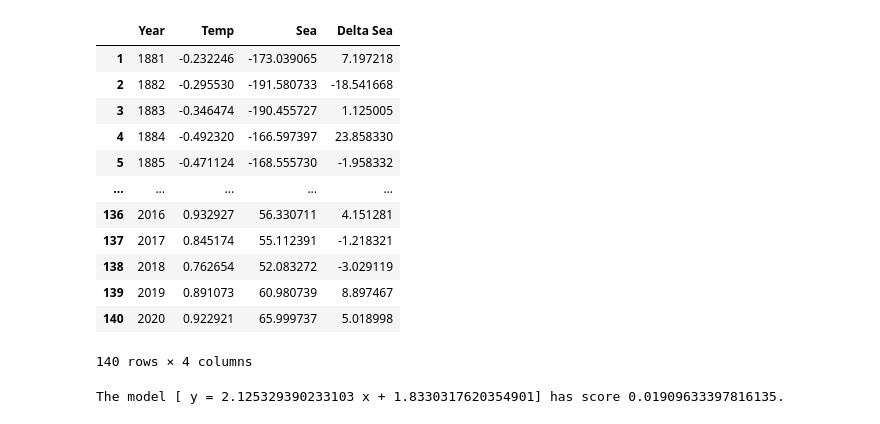
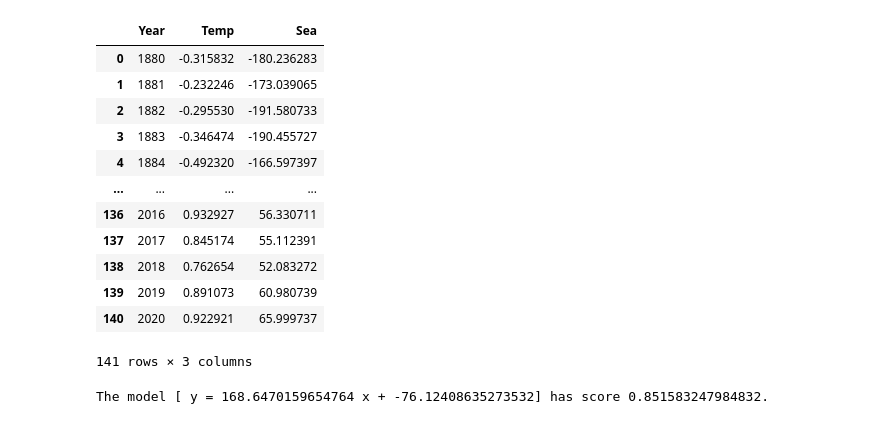
Before and after one commit to MaxCpt/COMP3041, a Jupyter notebook: model/Temp_vs_Sea.ipynb, the cells around one changed output. Cells and saved outputs as stored; diff of their text form; code cells hidden in the pictures.

Commit message:
add integrated model

```diff
--- a/model/Temp_vs_Sea.ipynb
+++ b/model/Temp_vs_Sea.ipynb
@@ -11,33 +11,32 @@ from sklearn import datasets, linear_model
 # %%
 temp = pd.read_csv(r"../data/Temp.csv")
 sea = pd.read_csv(r"../data/Sea.csv")
-sea["Delta Sea"] = sea["Sea"].diff()
 
 joint = pd.merge(temp, sea, on='Year', how='inner')
 joint = joint.dropna()
 
 joint
 # %% [output]
-|  | Year | Temp | Sea | Delta Sea |
-| 1 | 1881 | -0.232246 | -173.039065 | 7.197218 |
-| 2 | 1882 | -0.295530 | -191.580733 | -18.541668 |
-| 3 | 1883 | -0.346474 | -190.455727 | 1.125005 |
-| 4 | 1884 | -0.492320 | -166.597397 | 23.858330 |
-| 5 | 1885 | -0.471124 | -168.555730 | -1.958332 |
-| ... | ... | ... | ... | ... |
-| 136 | 2016 | 0.932927 | 56.330711 | 4.151281 |
-| 137 | 2017 | 0.845174 | 55.112391 | -1.218321 |
-| 138 | 2018 | 0.762654 | 52.083272 | -3.029119 |
-| 139 | 2019 | 0.891073 | 60.980739 | 8.897467 |
-| 140 | 2020 | 0.922921 | 65.999737 | 5.018998 |
+|  | Year | Temp | Sea |
+| 0 | 1880 | -0.315832 | -180.236283 |
+| 1 | 1881 | -0.232246 | -173.039065 |
+| 2 | 1882 | -0.295530 | -191.580733 |
+| 3 | 1883 | -0.346474 | -190.455727 |
+| 4 | 1884 | -0.492320 | -166.597397 |
+| ... | ... | ... | ... |
+| 136 | 2016 | 0.932927 | 56.330711 |
+| 137 | 2017 | 0.845174 | 55.112391 |
+| 138 | 2018 | 0.762654 | 52.083272 |
+| 139 | 2019 | 0.891073 | 60.980739 |
+| 140 | 2020 | 0.922921 | 65.999737 |
-140 rows × 4 columns
+141 rows × 3 columns
 # %%
 temp_array = joint["Temp"].to_numpy().reshape(-1, 1)
-sea_array = joint["Delta Sea"].to_numpy().reshape(-1, 1)
+sea_array = joint["Sea"].to_numpy().reshape(-1, 1)
 
 regr = linear_model.LinearRegression(fit_intercept=True)
-model = regr.fit(temp_array, sea_array)
+model_4 = regr.fit(temp_array, sea_array)
 print(f"The model [ y = {regr.coef_[0][0]} x + {regr.intercept_[0]}] has score " +
       f"{regr.score(temp_array, sea_array)}.")
 # %% [output]
-The model [ y = 2.125329390233103 x + 1.8330317620354901] has score 0.01909633397816135.
+The model [ y = 168.6470159654764 x + -76.12408635273532] has score 0.851583247984832.
```
Also changed, not shown: parts of 1 cell of this notebook, 5 other files.
